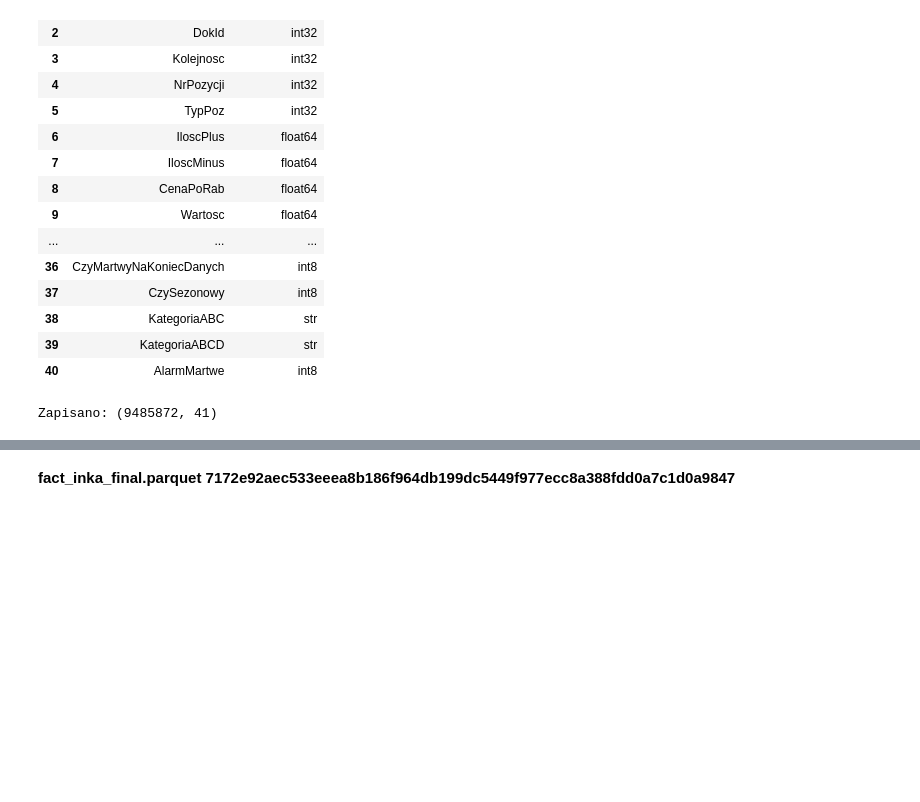
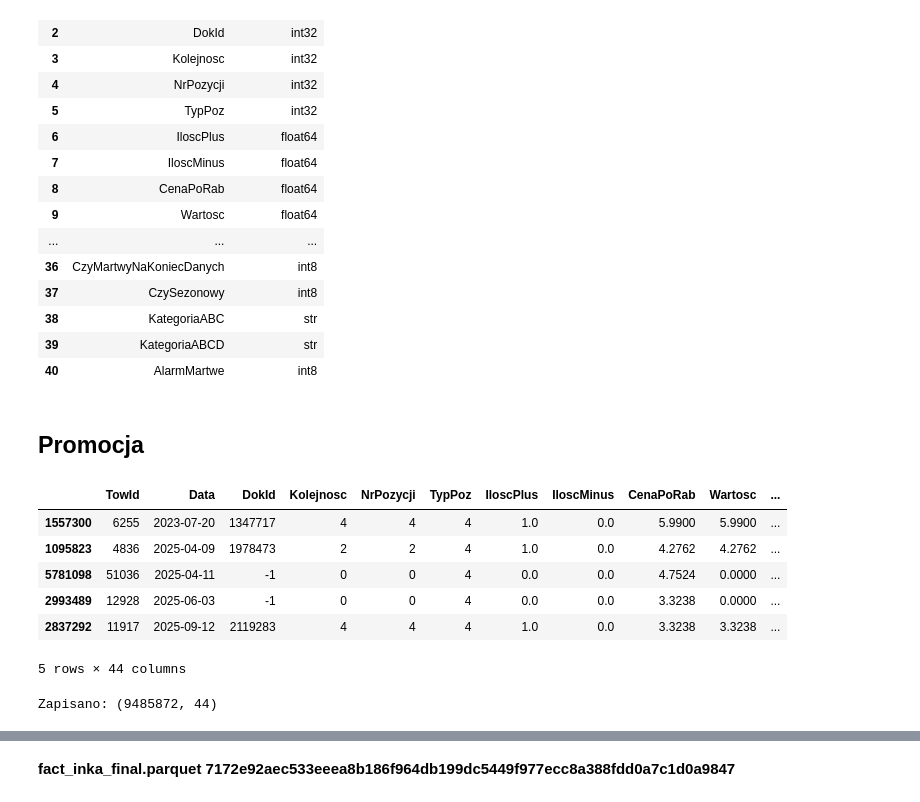
Before and after one commit to mixer123/analiza_sprzedazy, a Jupyter notebook: notebooks/etl/transform_promocja.ipynb, the cells around one changed output, grey strips where cells are left out. Drawn from its saved outputs; the diff is of its cells as text; code cells hidden in the pictures; blank space fills up the shorter version.

Commit message:
Dodanie flagi promocja

```diff
--- a/notebooks/etl/transform_promocja.ipynb
+++ b/notebooks/etl/transform_promocja.ipynb
@@ -420,9 +420,42 @@ df_flagi.dtypes.to_frame('Typ').rename_axis('Kolumna').reset_index()
 | 38 | KategoriaABC | str |
 | 39 | KategoriaABCD | str |
 | 40 | AlarmMartwe | int8 |
+# %% [markdown]
+## Promocja
+# %%
+# tylko sprzedaż, cena > 0
+sprz = df_flagi[(df_flagi['DokId'] != -1) & (df_flagi['TypDok'] == 21) & (df_flagi['CenaPoRab'] > 0)]
+
+# cena towaru w danym dniu (mediana z paragonów tego dnia)
+ceny = (sprz.groupby(['TowId', 'Data'], as_index=False)['CenaPoRab'].median()
+            .sort_values(['TowId', 'Data']))
+
+OKNO = 60     # ile dni sprzedaży wstecz i wprzód wyznacza "zwykłą" cenę
+PROG = 0.10   # obniżka od 10 % = promocja
+
+ceny['CenaZwykla'] = (ceny.groupby('TowId')['CenaPoRab']
+    .transform(lambda x: x.rolling(OKNO, min_periods=10, center=True).median()))
+ceny['Obnizka'] = 1 - ceny['CenaPoRab'] / ceny['CenaZwykla']
+ceny['CzyPromocja'] = (ceny['Obnizka'] >= PROG).astype('int8')
+
+# z powrotem do kalendarza (puste dni i ruchy dostają 0)
+df_flagi = df_flagi.merge(
+    ceny[['TowId', 'Data', 'CenaZwykla', 'Obnizka', 'CzyPromocja']],
+    on=['TowId', 'Data'], how='left')
+df_flagi['CzyPromocja'] = df_flagi['CzyPromocja'].fillna(0).astype('int8')
+# %%
+df_flagi.sample(5)
+# %% [output]
+|  | TowId | Data | DokId | Kolejnosc | NrPozycji | TypPoz | IloscPlus | IloscMinus | CenaPoRab | Wartosc | ... |
+| 1557300 | 6255 | 2023-07-20 | 1347717 | 4 | 4 | 4 | 1.0 | 0.0 | 5.9900 | 5.9900 | ... |
+| 1095823 | 4836 | 2025-04-09 | 1978473 | 2 | 2 | 4 | 1.0 | 0.0 | 4.2762 | 4.2762 | ... |
+| 5781098 | 51036 | 2025-04-11 | -1 | 0 | 0 | 4 | 0.0 | 0.0 | 4.7524 | 0.0000 | ... |
+| 2993489 | 12928 | 2025-06-03 | -1 | 0 | 0 | 4 | 0.0 | 0.0 | 3.3238 | 0.0000 | ... |
+| 2837292 | 11917 | 2025-09-12 | 2119283 | 4 | 4 | 4 | 1.0 | 0.0 | 3.3238 | 3.3238 | ... |
+5 rows × 44 columns
 # %%
 # Zapis wyniku (kalendarz + wszystkie flagi) do dane/interim
-nazwa_pliku = "fact_inka_final.parquet"
+nazwa_pliku = "fact_inka_promocja.parquet"
 df_flagi.to_parquet(
     f"dane/interim/{nazwa_pliku}",
     compression='zstd',
@@ -430,7 +463,7 @@ df_flagi.to_parquet(
 )
 print(f"Zapisano: {df_flagi.shape}")
 # %% [output]
-Zapisano: (9485872, 41)
+Zapisano: (9485872, 44)
 # %%
 # Suma kontrolna wyniku — przelicz po każdej zmianie kodu
 
```
Also changed, not shown: parts of 1 cell of this notebook.
